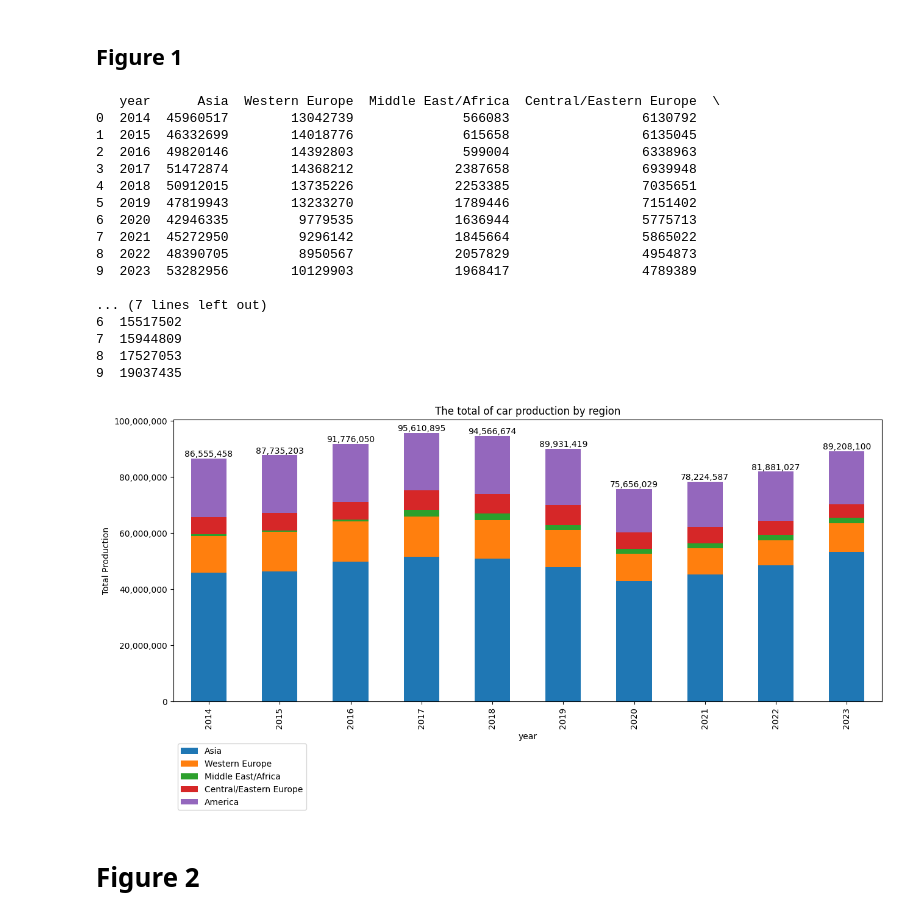
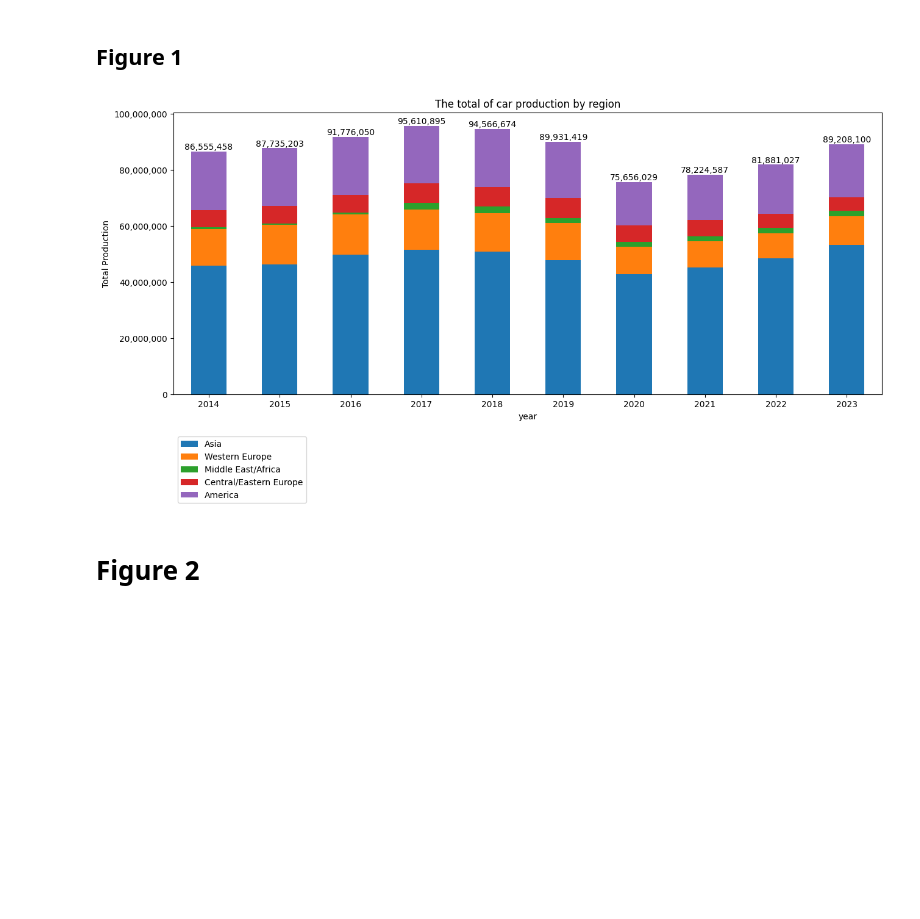
Before and after one commit to maxvcbhan/DADS5001-car-production, a Jupyter notebook: app.ipynb, the cells around one changed output. Saved outputs shown, nothing was run; the diff lists cells and outputs as text; code cells hidden in the pictures; blank space fills up the shorter version.

```diff
--- a/app.ipynb
+++ b/app.ipynb
@@ -26,51 +26,36 @@ array(['Asia', 'Western Europe', 'Middle East/Africa',
 # %%
 import matplotlib.pyplot as plt
 import os
 years = [i for i in range(2014,2024)]
 plt.style.use('tableau-colorblind10')
 transformed_data = {
     "year": years,
 }
 regions = df_original["Region"].unique()
 
 for region in regions:
     transformed_data[str(region)]=[]
     for year in years:
         sum_by_year = df_original[ (df_original["Region"] == region)][str(year)].sum()
         transformed_data[str(region)].append(sum_by_year)
 
 colors=["tab:blue","tab:orange","tab:green", "tab:red" ,"tab:purple",]
 # transformed_data
 df_transformed = pd.DataFrame(transformed_data)
 ax = df_transformed.plot.bar(x='year', stacked=True, title='The total of car production by region',figsize=(15, 6), color=colors)
 plt.ylabel("Total Production")
+plt.xticks(rotation=0)
 for container in ax.containers[4:5]:
     ax.bar_label(container, fmt='{:,.0f}', label_type='edge')
 ax.yaxis.set_major_formatter(plt.FuncFormatter(lambda x, _: f'{x:,.0f}'))
 ax.legend(loc='lower left', bbox_to_anchor=(0, -0.4))
 my_path = os.path.abspath("./figure")
+
 my_file = 'figure1_car_production_by_region.png'
 
 plt.savefig(os.path.join(my_path, my_file),bbox_inches='tight')
 # %% [output]
-   year      Asia  Western Europe  Middle East/Africa  Central/Eastern Europe  \
-0  2014  45960517        13042739              566083                 6130792
-1  2015  46332699        14018776              615658                 6135045
-2  2016  49820146        14392803              599004                 6338963
-3  2017  51472874        14368212             2387658                 6939948
-4  2018  50912015        13735226             2253385                 7035651
-5  2019  47819943        13233270             1789446                 7151402
-6  2020  42946335         9779535             1636944                 5775713
-7  2021  45272950         9296142             1845664                 5865022
-8  2022  48390705         8950567             2057829                 4954873
-9  2023  53282956        10129903             1968417                 4789389
-
-... (7 lines left out)
-6  15517502
-7  15944809
-8  17527053
-9  19037435
-[figure, old version]
+[figure, new version]
 # %% [markdown]
 # Figure 2
 # %%
```
Also changed, not shown: parts of 4 cells of this notebook.
